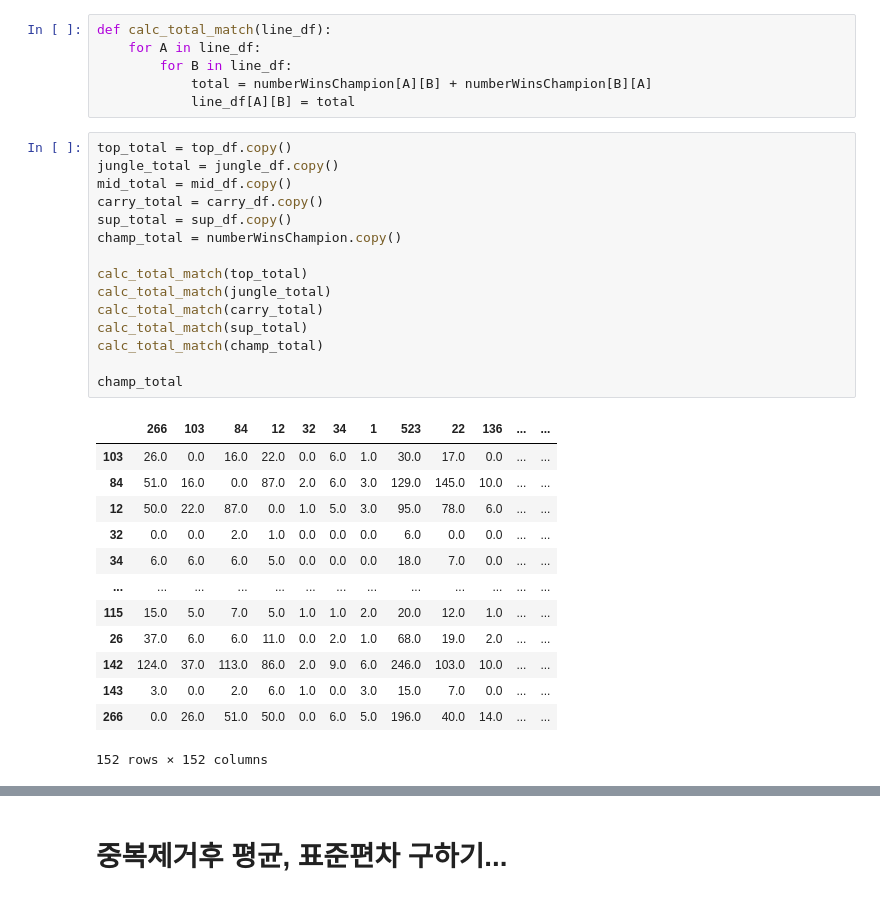
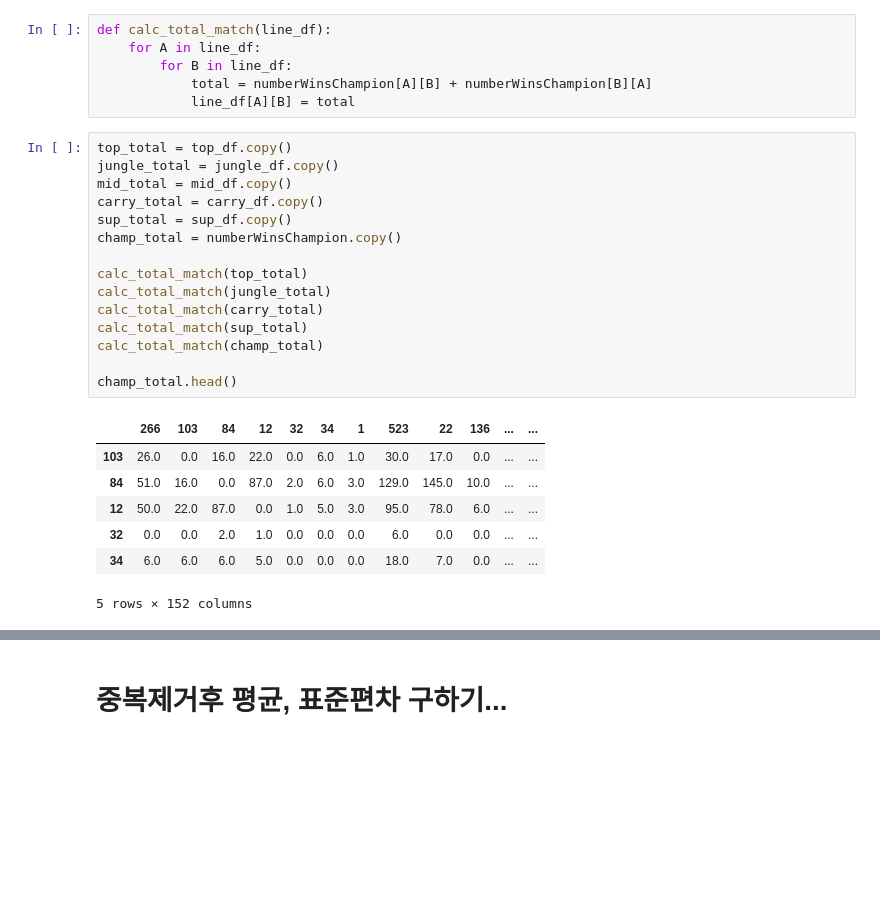
Before and after one commit to CSID-DGU/2020-2-OSSP-CP-DHL-3, a Jupyter notebook: src/ipynb/EDA.ipynb, the cells around one changed output, grey strips where cells are left out. Cells and saved outputs as stored; diff of their text form; blank space fills up the shorter version.

```diff
--- a/src/ipynb/EDA.ipynb
+++ b/src/ipynb/EDA.ipynb
@@ -135,29 +135,23 @@ def calc_total_match(line_df):
 # %%
 top_total = top_df.copy()
 jungle_total = jungle_df.copy()
 mid_total = mid_df.copy()
 carry_total = carry_df.copy()
 sup_total = sup_df.copy()
 champ_total = numberWinsChampion.copy()
 
 calc_total_match(top_total)
 calc_total_match(jungle_total)
 calc_total_match(carry_total)
 calc_total_match(sup_total)
 calc_total_match(champ_total)
 
-champ_total
+champ_total.head()
 # %% [output]
 |  | 266 | 103 | 84 | 12 | 32 | 34 | 1 | 523 | 22 | 136 | ... | ... |
 | 103 | 26.0 | 0.0 | 16.0 | 22.0 | 0.0 | 6.0 | 1.0 | 30.0 | 17.0 | 0.0 | ... | ... |
 | 84 | 51.0 | 16.0 | 0.0 | 87.0 | 2.0 | 6.0 | 3.0 | 129.0 | 145.0 | 10.0 | ... | ... |
 | 12 | 50.0 | 22.0 | 87.0 | 0.0 | 1.0 | 5.0 | 3.0 | 95.0 | 78.0 | 6.0 | ... | ... |
 | 32 | 0.0 | 0.0 | 2.0 | 1.0 | 0.0 | 0.0 | 0.0 | 6.0 | 0.0 | 0.0 | ... | ... |
 | 34 | 6.0 | 6.0 | 6.0 | 5.0 | 0.0 | 0.0 | 0.0 | 18.0 | 7.0 | 0.0 | ... | ... |
-| ... | ... | ... | ... | ... | ... | ... | ... | ... | ... | ... | ... | ... |
-| 115 | 15.0 | 5.0 | 7.0 | 5.0 | 1.0 | 1.0 | 2.0 | 20.0 | 12.0 | 1.0 | ... | ... |
-| 26 | 37.0 | 6.0 | 6.0 | 11.0 | 0.0 | 2.0 | 1.0 | 68.0 | 19.0 | 2.0 | ... | ... |
-| 142 | 124.0 | 37.0 | 113.0 | 86.0 | 2.0 | 9.0 | 6.0 | 246.0 | 103.0 | 10.0 | ... | ... |
-| 143 | 3.0 | 0.0 | 2.0 | 6.0 | 1.0 | 0.0 | 3.0 | 15.0 | 7.0 | 0.0 | ... | ... |
-| 266 | 0.0 | 26.0 | 51.0 | 50.0 | 0.0 | 6.0 | 5.0 | 196.0 | 40.0 | 14.0 | ... | ... |
-152 rows × 152 columns
+5 rows × 152 columns
```
Also changed, not shown: parts of 17 cells of this notebook.
